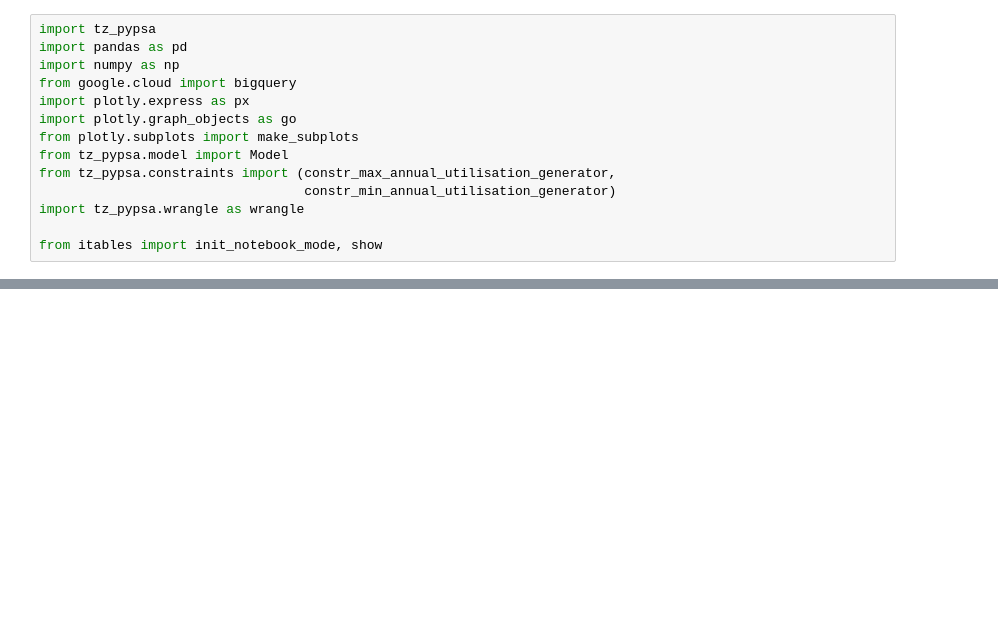
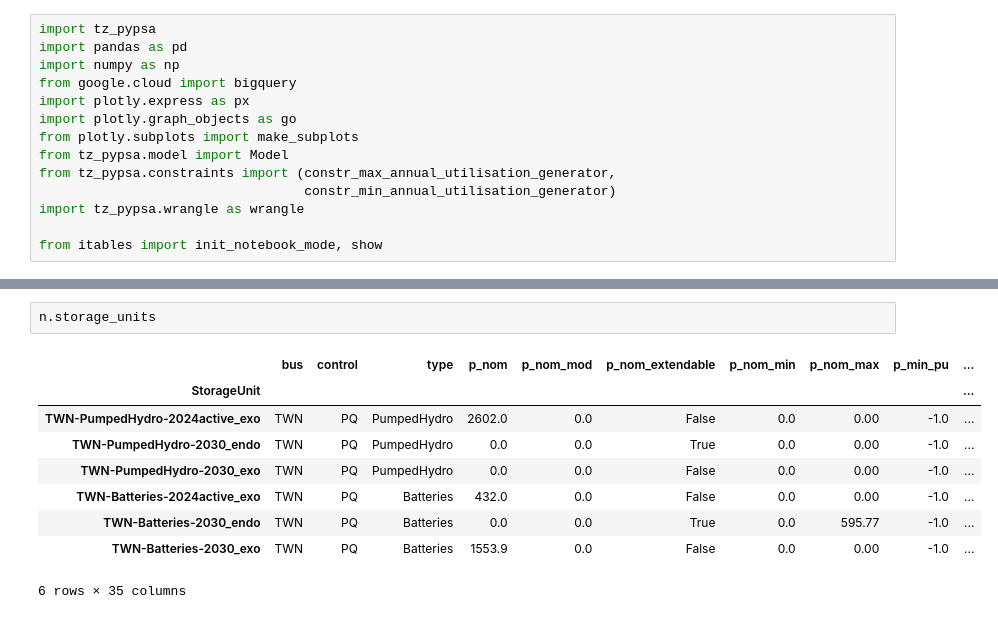
Before and after one commit to transition-zero/tza-pypsa, a Jupyter notebook: brownfield_run.ipynb, the cells around one changed output, grey strips where cells are left out. Cells and saved outputs as stored; diff of their text form; blank space fills up the shorter version.

```diff
--- a/brownfield_run.ipynb
+++ b/brownfield_run.ipynb
@@ -81,0 +86,12 @@ INFO:pypsa.optimization.optimize:The shadow-prices of the constraints Generator-
+# %%
+n.storage_units
+# %% [output]
+|  | bus | control | type | p_nom | p_nom_mod | p_nom_extendable | p_nom_min | p_nom_max | p_min_pu | ... |
+| StorageUnit |  |  |  |  |  |  |  |  |  | ... |
+| TWN-PumpedHydro-2024active_exo | TWN | PQ | PumpedHydro | 2602.0 | 0.0 | False | 0.0 | 0.00 | -1.0 | ... |
+| TWN-PumpedHydro-2030_endo | TWN | PQ | PumpedHydro | 0.0 | 0.0 | True | 0.0 | 0.00 | -1.0 | ... |
+| TWN-PumpedHydro-2030_exo | TWN | PQ | PumpedHydro | 0.0 | 0.0 | False | 0.0 | 0.00 | -1.0 | ... |
+| TWN-Batteries-2024active_exo | TWN | PQ | Batteries | 432.0 | 0.0 | False | 0.0 | 0.00 | -1.0 | ... |
+| TWN-Batteries-2030_endo | TWN | PQ | Batteries | 0.0 | 0.0 | True | 0.0 | 595.77 | -1.0 | ... |
+| TWN-Batteries-2030_exo | TWN | PQ | Batteries | 1553.9 | 0.0 | False | 0.0 | 0.00 | -1.0 | ... |
+6 rows × 35 columns
```
Also changed, not shown: parts of 10 cells of this notebook, 7 other files.
